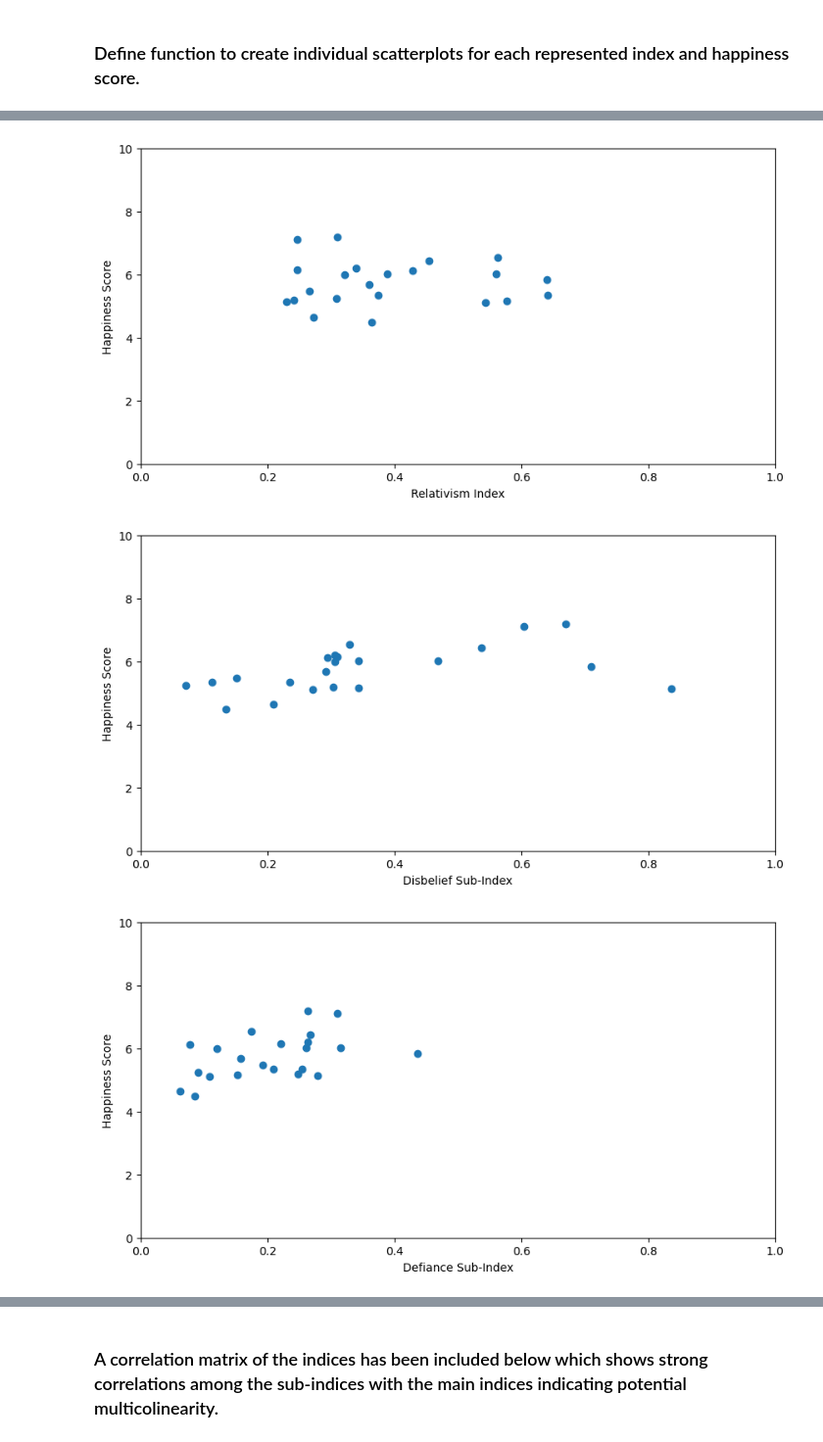
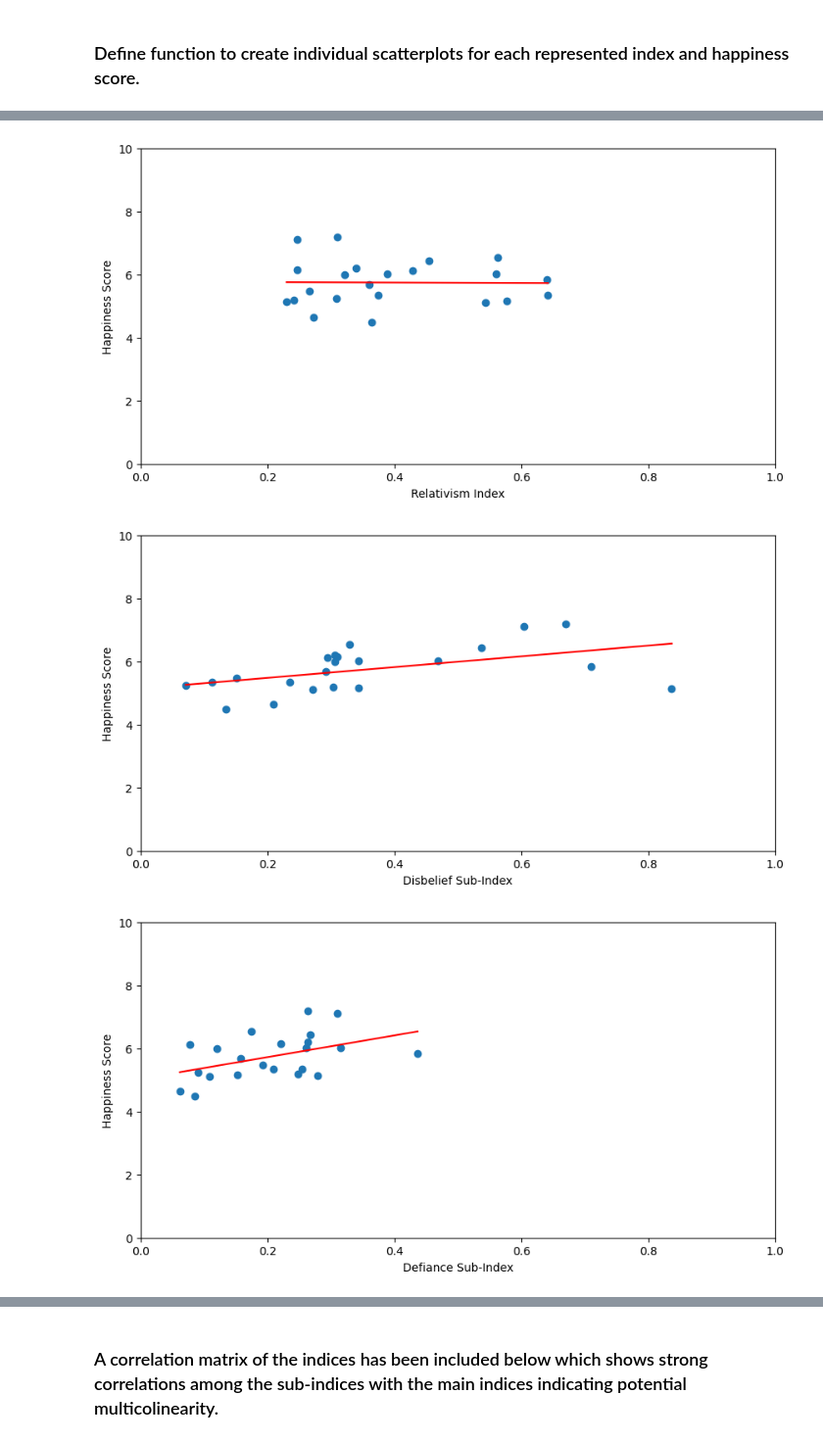
Before and after one commit to spauldingj2/NationalValues_Happiness, a Jupyter notebook: happiness_project.ipynb, the cells around one changed output, grey strips where cells are left out. Shown: that part at 98% size. Saved outputs shown, nothing was run; the diff lists cells and outputs as text; code cells hidden in the pictures.

Commit message:
updated plots

```diff
--- a/happiness_project.ipynb
+++ b/happiness_project.ipynb
@@ -406,0 +392,3 @@ whr_wvs
+# %%
+whr_wvs = whr_wvs.drop('COUNTRY', axis=1)
+whr_wvs
@@ -407,10 +413,29 @@ whr_wvs
 # %% [markdown]
 ### Define function to create individual scatterplots for each represented index and happiness score.
 # %%
-def scatter(df, x, y, xlabel, ylabel, xlimits=None, ylimits=None, figsize=(10, 5)):
+def scatter(df, x, y, xlabel, ylabel, xlimits=None, ylimits=None, figsize=(10, 5), show_regression=True):
     fig, ax = plt.subplots(figsize=figsize)
 
     ax.scatter(x=df[x], y=df[y])
+
+    if show_regression:
+        clean_df = df[[x, y]].dropna().copy()
+        clean_df[x] = pd.to_numeric(clean_df[x], errors='coerce')
+        clean_df[y] = pd.to_numeric(clean_df[y], errors='coerce')
+        clean_df = clean_df.dropna()
+
+        clean_df = clean_df.sort_values(by=x)
+
+        x = clean_df[x].to_numpy()
+        y = clean_df[y].to_numpy()
+
+
+        X = sm.add_constant(x)
+        model = sm.OLS(y, X).fit()
+        pred_y = model.predict(X)
+
+        ax.plot(x, pred_y, color='red', label='Regression line')
+
     ax.set_xlabel(xlabel)
     ax.set_ylabel(ylabel)
 
@@ -421,14 +446,14 @@ def scatter(df, x, y, xlabel, ylabel, xlimits=None, ylimits=None, figsize=(10, 5
 
     plt.show()
 # %%
-scatter(whr_wvs, x=['SECVAL'], y=['happiness'], xlabel='Overall Secular Values', ylabel='Happiness Score', xlimits=[0.0,1.0], ylimits=[0,10])
-scatter(whr_wvs, x=['SKEPTICISM'], y=['happiness'], xlabel='Skepticism Index', ylabel='Happiness Score', xlimits=[0.0,1.0], ylimits=[0,10])
-scatter(whr_wvs, x=['RELATIVISM'], y=['happiness'], xlabel='Relativism Index', ylabel='Happiness Score', xlimits=[0.0,1.0], ylimits=[0,10])
-scatter(whr_wvs, x=['DISBELIEF'], y=['happiness'], xlabel='Disbelief Sub-Index', ylabel='Happiness Score', xlimits=[0.0,1.0], ylimits=[0,10])
-scatter(whr_wvs, x=['DEFIANCE'], y=['happiness'], xlabel='Defiance Sub-Index', ylabel='Happiness Score', xlimits=[0.0,1.0], ylimits=[0,10])
-scatter(whr_wvs, x=['EMVAL'], y=['happiness'], xlabel='Emancipative Values', ylabel='Happiness Score', xlimits=[0.0,1.0], ylimits=[0,10])
-scatter(whr_wvs, x=['AUTONOMY'], y=['happiness'], xlabel='Autonomy Sub-Index', ylabel='Happiness Score', xlimits=[0.0,1.0], ylimits=[0,10])
-scatter(whr_wvs, x=['EQUALITY'], y=['happiness'], xlabel='Equality Sub-Index', ylabel='Happiness Score', xlimits=[0.0,1.0], ylimits=[0,10])
-scatter(whr_wvs, x=['CHOICE'], y=['happiness'], xlabel='Choice Sub-Index', ylabel='Happiness Score', xlimits=[0.0,1.0], ylimits=[0,10])
-scatter(whr_wvs, x=['VOICE'], y=['happiness'], xlabel='Voice Sub-Index', ylabel='Happiness Score', xlimits=[0.0,1.0], ylimits=[0,10])
+scatter(whr_wvs, x='SECVAL', y='happiness', xlabel='Overall Secular Values', ylabel='Happiness Score', xlimits=[0.0,1.0], ylimits=[0,10])
+scatter(whr_wvs, x='SKEPTICISM', y='happiness', xlabel='Skepticism Index', ylabel='Happiness Score', xlimits=[0.0,1.0], ylimits=[0,10])
+scatter(whr_wvs, x='RELATIVISM', y='happiness', xlabel='Relativism Index', ylabel='Happiness Score', xlimits=[0.0,1.0], ylimits=[0,10])
+scatter(whr_wvs, x='DISBELIEF', y='happiness', xlabel='Disbelief Sub-Index', ylabel='Happiness Score', xlimits=[0.0,1.0], ylimits=[0,10])
+scatter(whr_wvs, x='DEFIANCE', y='happiness', xlabel='Defiance Sub-Index', ylabel='Happiness Score', xlimits=[0.0,1.0], ylimits=[0,10])
+scatter(whr_wvs, x='EMVAL', y='happiness', xlabel='Emancipative Values', ylabel='Happiness Score', xlimits=[0.0,1.0], ylimits=[0,10])
+scatter(whr_wvs, x='AUTONOMY', y='happiness', xlabel='Autonomy Sub-Index', ylabel='Happiness Score', xlimits=[0.0,1.0], ylimits=[0,10])
+scatter(whr_wvs, x='EQUALITY', y='happiness', xlabel='Equality Sub-Index', ylabel='Happiness Score', xlimits=[0.0,1.0], ylimits=[0,10])
+scatter(whr_wvs, x='CHOICE', y='happiness', xlabel='Choice Sub-Index', ylabel='Happiness Score', xlimits=[0.0,1.0], ylimits=[0,10])
+scatter(whr_wvs, x='VOICE', y='happiness', xlabel='Voice Sub-Index', ylabel='Happiness Score', xlimits=[0.0,1.0], ylimits=[0,10])
 # %% [output]
@@ -437,3 +462,3 @@ scatter(whr_wvs, x=['VOICE'], y=['happiness'], xlabel='Voice Sub-Index', ylabel=
-[figure, old version]
+[figure, new version]
-[figure, old version]
+[figure, new version]
-[figure, old version]
+[figure, new version]
```
Also changed, not shown: parts of 7 cells of this notebook, 8 other files.
